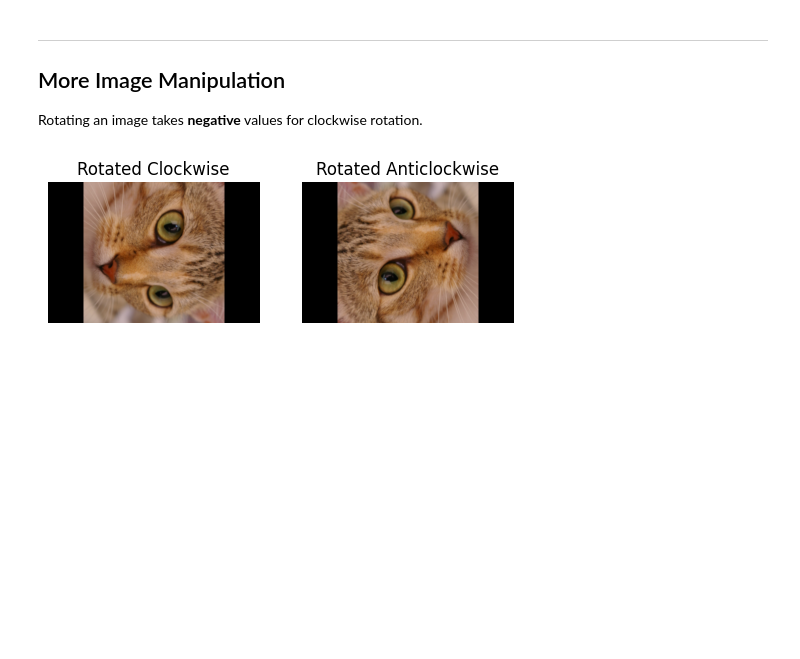
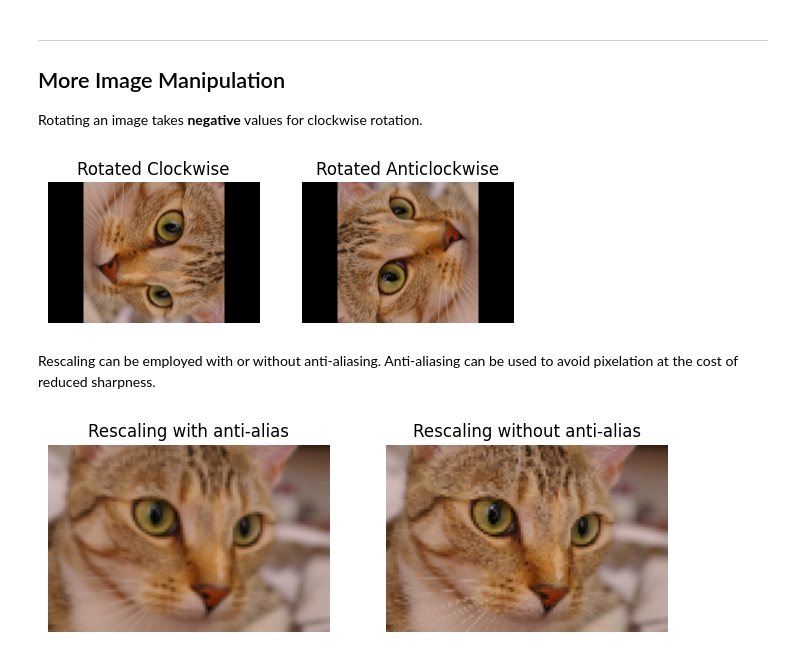
Before and after one commit to r-leyshon/image-processing, a Jupyter notebook: scikit-image/image-processing-with-skimage/02-more.ipynb, the cells around one changed output. Drawn from its saved outputs; the diff is of its cells as text; code cells hidden in the pictures; blank space fills up the shorter version.

Commit message:
feat: Rescaling with and without anti-alias

```diff
--- a/scikit-image/image-processing-with-skimage/02-more.ipynb
+++ b/scikit-image/image-processing-with-skimage/02-more.ipynb
@@ -147,3 +147,19 @@ ax2.set_title("Rotated Anticlockwise")
 plt.show()
 # %% [output]
 [figure]
+# %% [markdown]
+Rescaling can be employed with or without anti-aliasing. Anti-aliasing can be
+used to avoid pixelation at the cost of reduced sharpness.
+# %%
+rescale_cat_aa = transform.rescale(cat, 1/4, multichannel=True)
+rescale_cat_noaa = transform.rescale(cat, 1/4, anti_aliasing=False, multichannel=True)
+fig, (ax1, ax2) = plt.subplots(ncols=2, figsize=(8, 6), sharex=True, sharey=True)
+ax1.imshow(rescale_cat_aa)
+ax1.axis("off")
+ax1.set_title("Rescaling with anti-alias")
+ax2.imshow(rescale_cat_noaa)
+ax2.axis("off")
+ax2.set_title("Rescaling without anti-alias")
+plt.show()
+# %% [output]
+[figure, added]
```
